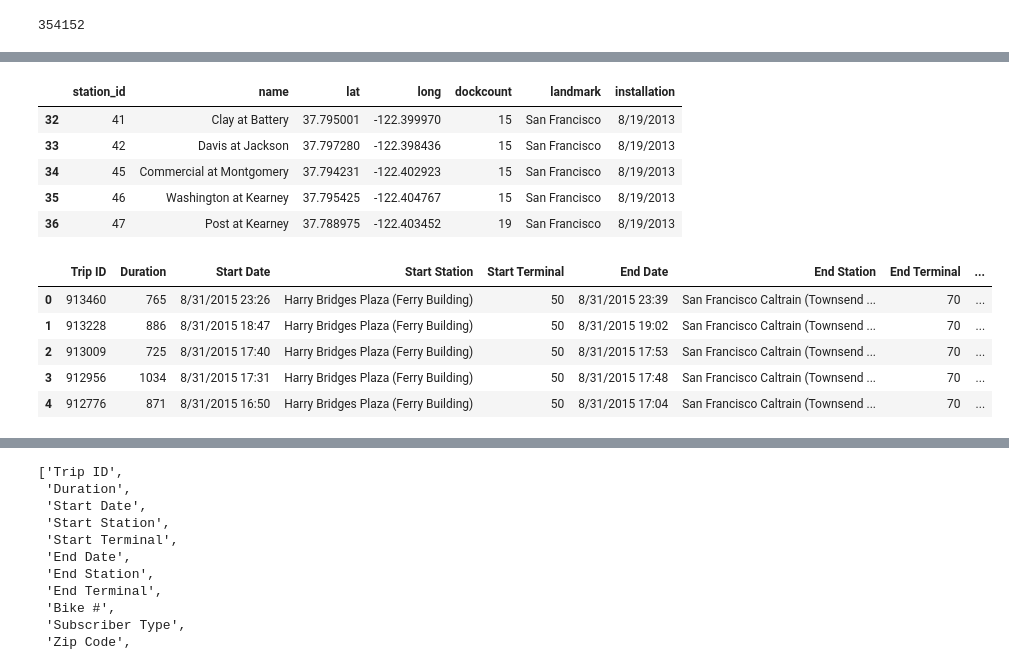
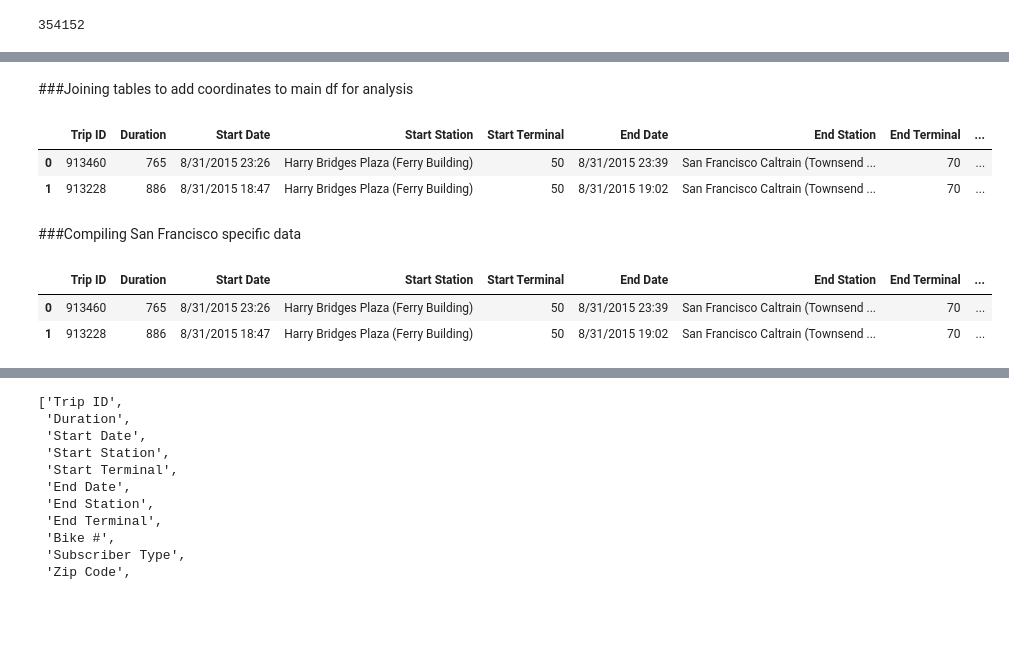
Before and after one commit to mattsarn/cycl.co, a Jupyter notebook: bike_sharing_analysis.ipynb, the cells around one changed output, grey strips where cells are left out. Saved outputs shown, nothing was run; the diff lists cells and outputs as text; code cells hidden in the pictures; blank space fills up the shorter version.

```diff
--- a/bike_sharing_analysis.ipynb
+++ b/bike_sharing_analysis.ipynb
@@ -29,23 +41,22 @@ len(trip_data)
+# %% [markdown]
+###Joining tables to add coordinates to main df for analysis
+# %%
+trip_data = trip_data.merge(station_data[['station_id', 'lat', 'long', 'landmark']], left_on = 'Start Terminal', \
+                            right_on = 'station_id')
+trip_data = trip_data.merge(station_data[['station_id', 'lat', 'long']], left_on = 'End Terminal', \
+                            right_on = 'station_id')
+
+trip_data.head(2)
+# %% [output]
+|  | Trip ID | Duration | Start Date | Start Station | Start Terminal | End Date | End Station | End Terminal | ... |
+| 0 | 913460 | 765 | 8/31/2015 23:26 | Harry Bridges Plaza (Ferry Building) | 50 | 8/31/2015 23:39 | San Francisco Caltrain (Townsend ... | 70 | ... |
+| 1 | 913228 | 886 | 8/31/2015 18:47 | Harry Bridges Plaza (Ferry Building) | 50 | 8/31/2015 19:02 | San Francisco Caltrain (Townsend ... | 70 | ... |
+# %% [markdown]
+###Compiling San Francisco specific data
 # %%
-station_data_sf = station_data[station_data.landmark == 'San Francisco'].copy()
-station_data_sf.head()
+trip_data_sf = trip_data[trip_data.landmark == 'San Francisco'].copy()
+trip_data_sf.head(2)
 # %% [output]
-|  | station_id | name | lat | long | dockcount | landmark | installation |
-| 32 | 41 | Clay at Battery | 37.795001 | -122.399970 | 15 | San Francisco | 8/19/2013 |
-| 33 | 42 | Davis at Jackson | 37.797280 | -122.398436 | 15 | San Francisco | 8/19/2013 |
-| 34 | 45 | Commercial at Montgomery | 37.794231 | -122.402923 | 15 | San Francisco | 8/19/2013 |
-| 35 | 46 | Washington at Kearney | 37.795425 | -122.404767 | 15 | San Francisco | 8/19/2013 |
-| 36 | 47 | Post at Kearney | 37.788975 | -122.403452 | 19 | San Francisco | 8/19/2013 |
+|  | Trip ID | Duration | Start Date | Start Station | Start Terminal | End Date | End Station | End Terminal | ... |
+| 0 | 913460 | 765 | 8/31/2015 23:26 | Harry Bridges Plaza (Ferry Building) | 50 | 8/31/2015 23:39 | San Francisco Caltrain (Townsend ... | 70 | ... |
+| 1 | 913228 | 886 | 8/31/2015 18:47 | Harry Bridges Plaza (Ferry Building) | 50 | 8/31/2015 19:02 | San Francisco Caltrain (Townsend ... | 70 | ... |
-# %%
-trip_data = trip_data.merge(station_data[['station_id', 'lat', 'long', 'landmark']], left_on = 'Start Terminal', right_on = 'station_id')
-#trip_data.join(station_data, on='station_id')
-trip_data = trip_data.merge(station_data[['station_id', 'lat', 'long']], left_on = 'End Terminal', right_on = 'station_id')
-
-trip_data.head()
-# %% [output]
-|  | Trip ID | Duration | Start Date | Start Station | Start Terminal | End Date | End Station | End Terminal | ... |
-| 0 | 913460 | 765 | 8/31/2015 23:26 | Harry Bridges Plaza (Ferry Building) | 50 | 8/31/2015 23:39 | San Francisco Caltrain (Townsend ... | 70 | ... |
-| 1 | 913228 | 886 | 8/31/2015 18:47 | Harry Bridges Plaza (Ferry Building) | 50 | 8/31/2015 19:02 | San Francisco Caltrain (Townsend ... | 70 | ... |
-| 2 | 913009 | 725 | 8/31/2015 17:40 | Harry Bridges Plaza (Ferry Building) | 50 | 8/31/2015 17:53 | San Francisco Caltrain (Townsend ... | 70 | ... |
-| 3 | 912956 | 1034 | 8/31/2015 17:31 | Harry Bridges Plaza (Ferry Building) | 50 | 8/31/2015 17:48 | San Francisco Caltrain (Townsend ... | 70 | ... |
-| 4 | 912776 | 871 | 8/31/2015 16:50 | Harry Bridges Plaza (Ferry Building) | 50 | 8/31/2015 17:04 | San Francisco Caltrain (Townsend ... | 70 | ... |
```
Also changed, not shown: parts of 32 cells of this notebook.
